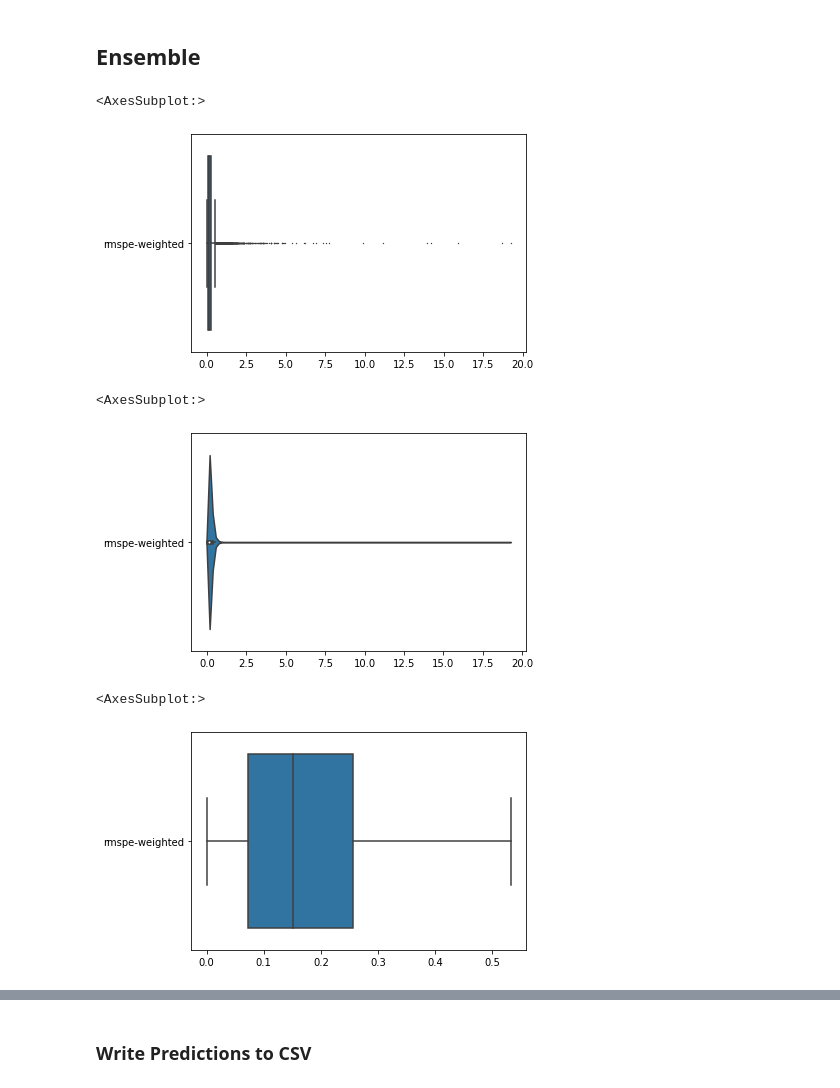
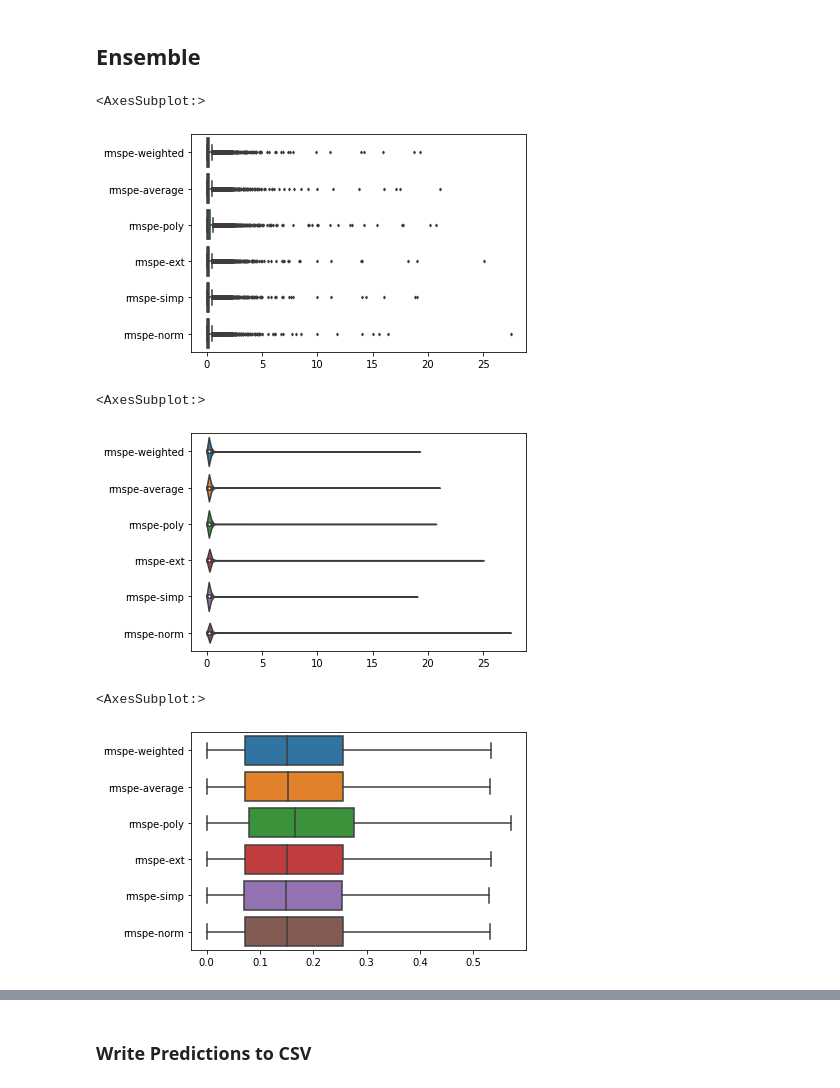
Before and after one commit to numanfr/DATA_project, a Jupyter notebook: Final-Ensemble.ipynb, the cells around one changed output, grey strips where cells are left out. Cells and saved outputs as stored; diff of their text form; code cells hidden in the pictures.

```diff
--- a/Final-Ensemble.ipynb
+++ b/Final-Ensemble.ipynb
@@ -1582,17 +1582,20 @@ master.to_csv("final-ensemble.csv")
 # %%
 import seaborn as sns
 # %%
-sns.boxplot(data=master[["rmspe-weighted"]], orient="h", fliersize=0.5)
+sns.boxplot(data=master[["rmspe-weighted",'rmspe-average','rmspe-poly',
+                            'rmspe-ext', 'rmspe-simp', 'rmspe-norm']], orient="h", fliersize=2)
 # %% [output]
 <AxesSubplot:>
-[figure, old version]
+[figure, new version]
 # %%
-sns.violinplot(data=master[["rmspe-weighted"]], orient="h", fliersize=0.5)
+sns.violinplot(data=master[["rmspe-weighted",'rmspe-average','rmspe-poly',
+                            'rmspe-ext', 'rmspe-simp', 'rmspe-norm']], orient="h", fliersize=0.1)
 # %% [output]
 <AxesSubplot:>
-[figure, old version]
+[figure, new version]
 # %%
-sns.boxplot(data=master[["rmspe-weighted"]], orient="h", showfliers=False)
+sns.boxplot(data=master[["rmspe-weighted",'rmspe-average','rmspe-poly',
+                            'rmspe-ext', 'rmspe-simp', 'rmspe-norm']], orient="h", showfliers=False)
 # %% [output]
 <AxesSubplot:>
-[figure, old version]
+[figure, new version]
```
Also changed, not shown: parts of 83 cells of this notebook, 1 other file.
